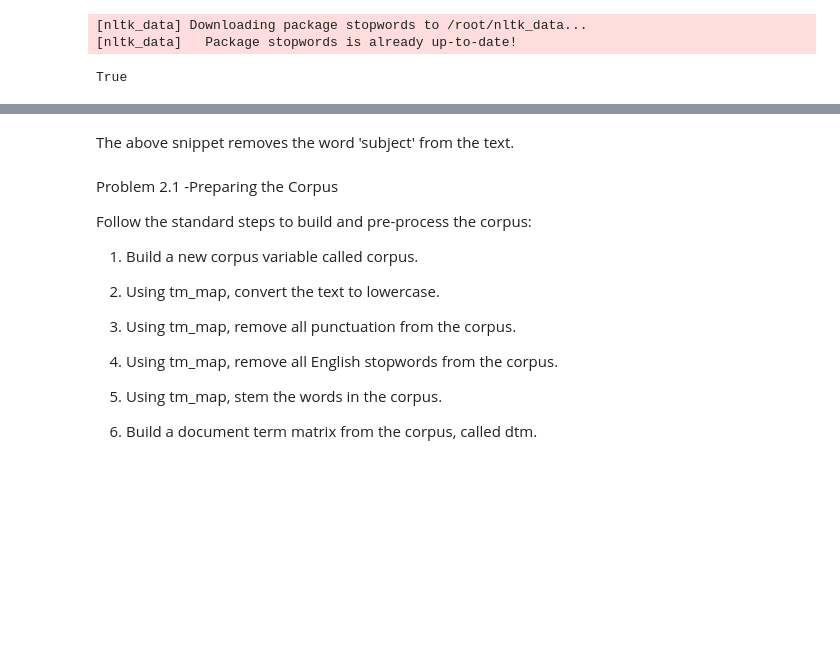
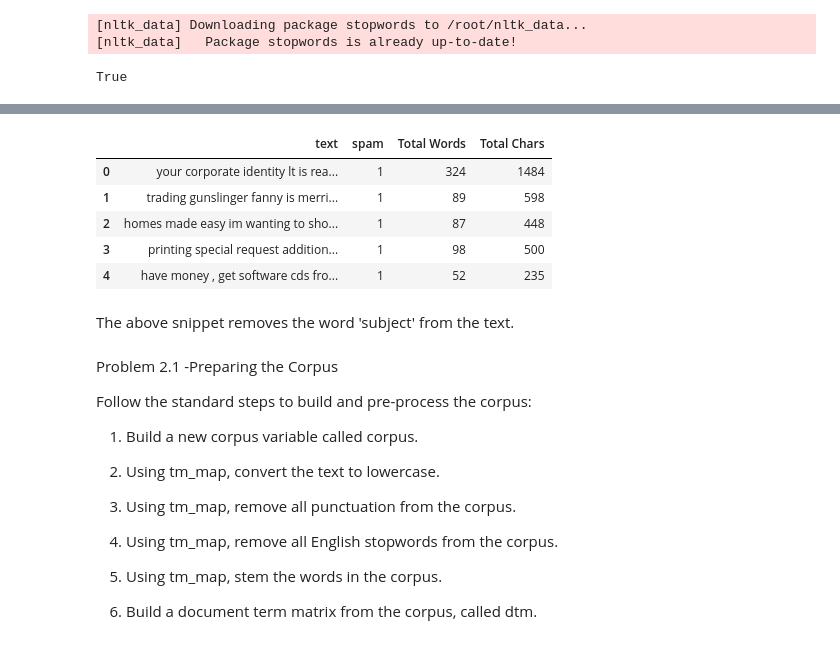
Before and after one commit to Sruthi-Shivaram/Data_Analytics, a Jupyter notebook: Exp_6_Classification/DA_6.ipynb, the cells around one changed output, grey strips where cells are left out. Saved outputs shown, nothing was run; the diff lists cells and outputs as text; code cells hidden in the pictures; blank space fills up the shorter version.

```diff
--- a/Exp_6_Classification/DA_6.ipynb
+++ b/Exp_6_Classification/DA_6.ipynb
@@ -211,5 +212,13 @@ data_set.head()
 # %%
 data_set['text'] = data_set['text'].apply(lambda x: ' '.join(x.split(' ')[1:]))
+data_set.head()
+# %% [output]
+|  | text | spam | Total Words | Total Chars |
+| 0 | your corporate identity lt is rea... | 1 | 324 | 1484 |
+| 1 | trading gunslinger fanny is merri... | 1 | 89 | 598 |
+| 2 | homes made easy im wanting to sho... | 1 | 87 | 448 |
+| 3 | printing special request addition... | 1 | 98 | 500 |
+| 4 | have money , get software cds fro... | 1 | 52 | 235 |
 # %% [markdown]
 The above snippet removes the word 'subject' from the text.
 # %% [markdown]
```
Also changed, not shown: parts of 20 cells of this notebook.
